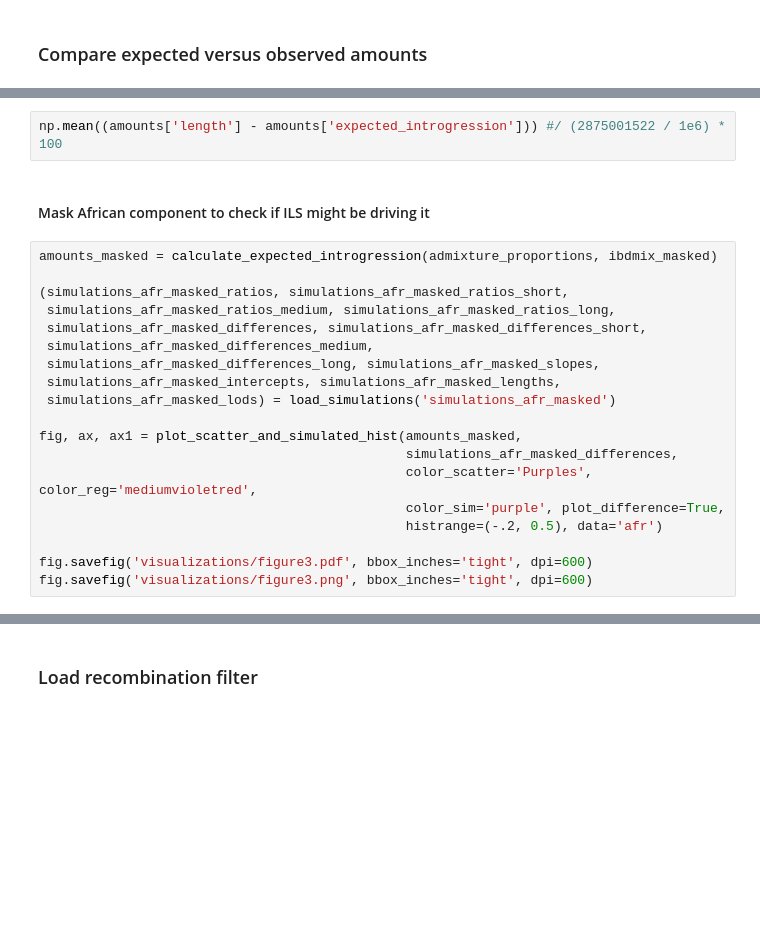
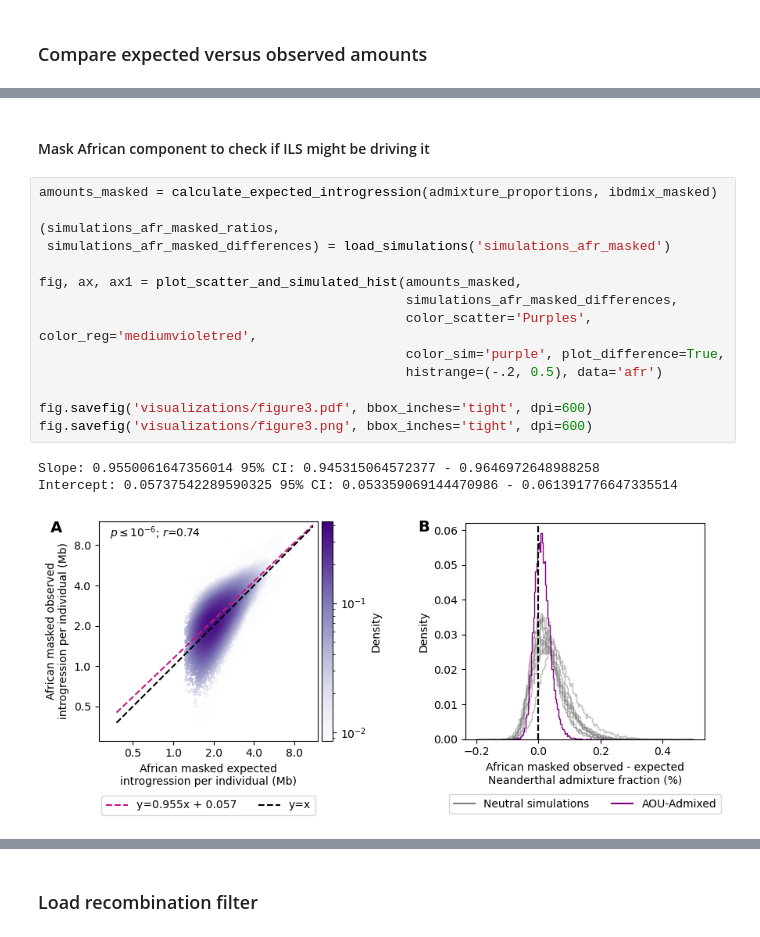
Before and after one commit to LachanceLab/introgression_in_admixed_genomes, a Jupyter notebook: visualizations_introgression.ipynb, the cells around one changed output, grey strips where cells are left out. Drawn from its saved outputs; the diff is of its cells as text; blank space fills up the shorter version.

```diff
--- a/visualizations_introgression.ipynb
+++ b/visualizations_introgression.ipynb
@@ -854,25 +875,22 @@ fig.savefig('visualizations/nea_enrichment.png', bbox_inches='tight', dpi=600)
-# %%
-np.mean((amounts['length'] - amounts['expected_introgression'])) #/ (2875001522 / 1e6) * 100
 # %% [markdown]
 #### Mask African component to check if ILS might be driving it
 # %%
 amounts_masked = calculate_expected_introgression(admixture_proportions, ibdmix_masked)
 
-(simulations_afr_masked_ratios, simulations_afr_masked_ratios_short,
- simulations_afr_masked_ratios_medium, simulations_afr_masked_ratios_long,
- simulations_afr_masked_differences, simulations_afr_masked_differences_short,
- simulations_afr_masked_differences_medium,
- simulations_afr_masked_differences_long, simulations_afr_masked_slopes,
- simulations_afr_masked_intercepts, simulations_afr_masked_lengths,
- simulations_afr_masked_lods) = load_simulations('simulations_afr_masked')
+(simulations_afr_masked_ratios,
+ simulations_afr_masked_differences) = load_simulations('simulations_afr_masked')
 
 fig, ax, ax1 = plot_scatter_and_simulated_hist(amounts_masked,
                                                simulations_afr_masked_differences,
                                                color_scatter='Purples', color_reg='mediumvioletred',
                                                color_sim='purple', plot_difference=True,
                                                histrange=(-.2, 0.5), data='afr')
 
 fig.savefig('visualizations/figure3.pdf', bbox_inches='tight', dpi=600)
 fig.savefig('visualizations/figure3.png', bbox_inches='tight', dpi=600)
+# %% [output]
+Slope: 0.9550061647356014 95% CI: 0.945315064572377 - 0.9646972648988258
+Intercept: 0.05737542289590325 95% CI: 0.053359069144470986 - 0.061391776647335514
+[figure, added]
 # %%
 np.mean((amounts_masked['length'] - amounts_masked['expected_introgression'])) / (2875001522 / 1e6) * 100
```
Also changed, not shown: parts of 22 cells of this notebook, 4 other files.
